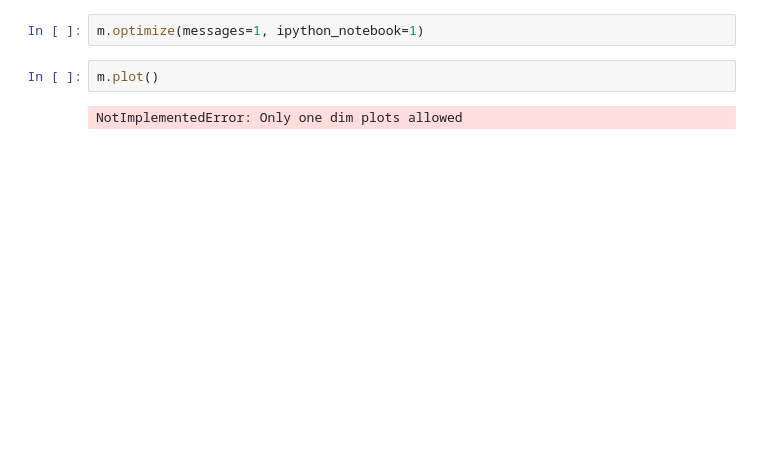
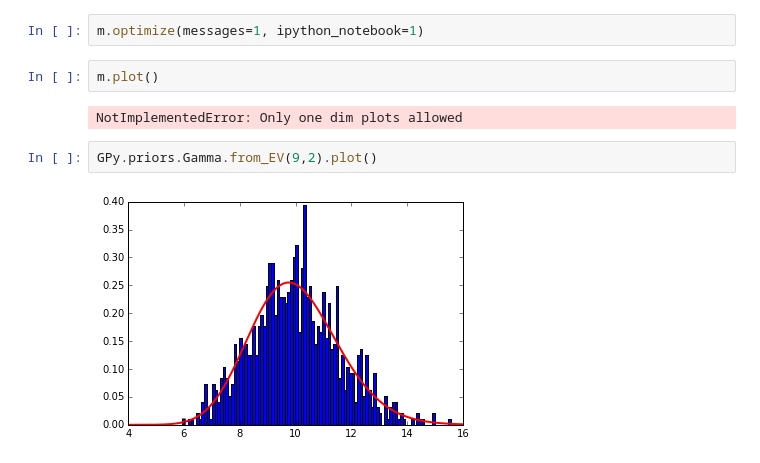
Before and after one commit to mzwiessele/SymDiffPy, a Jupyter notebook: notebooks/GP_example.ipynb, the cells around one changed output. Saved outputs shown, nothing was run; the diff lists cells and outputs as text; blank space fills up the shorter version.

```diff
--- a/notebooks/GP_example.ipynb
+++ b/notebooks/GP_example.ipynb
@@ -45,3 +65,7 @@ m.optimize(messages=1, ipython_notebook=1)
 m.plot()
 # %% [output]
 NotImplementedError: Only one dim plots allowed
+# %%
+GPy.priors.Gamma.from_EV(9,2).plot()
+# %% [output]
+[figure, added]
```
Also changed, not shown: parts of 8 cells of this notebook, 2 other files.
